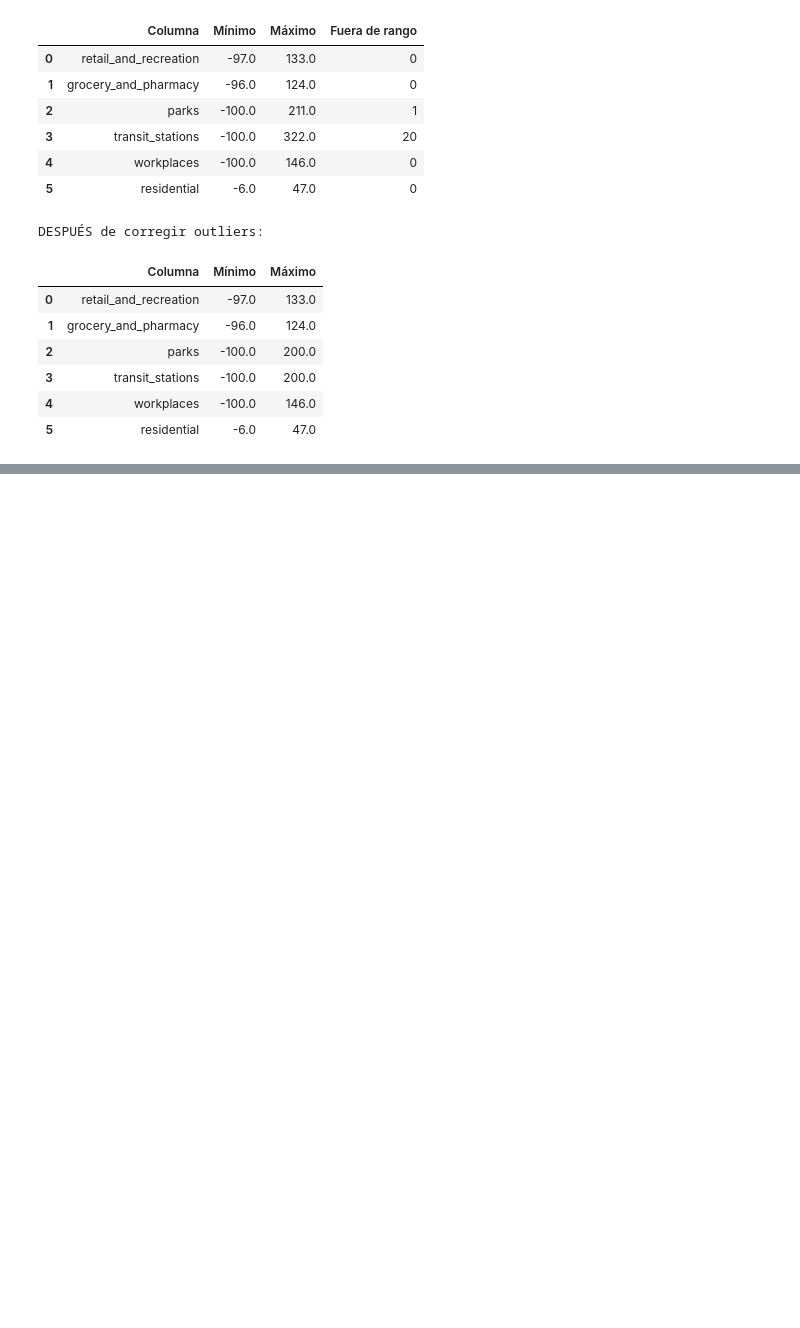
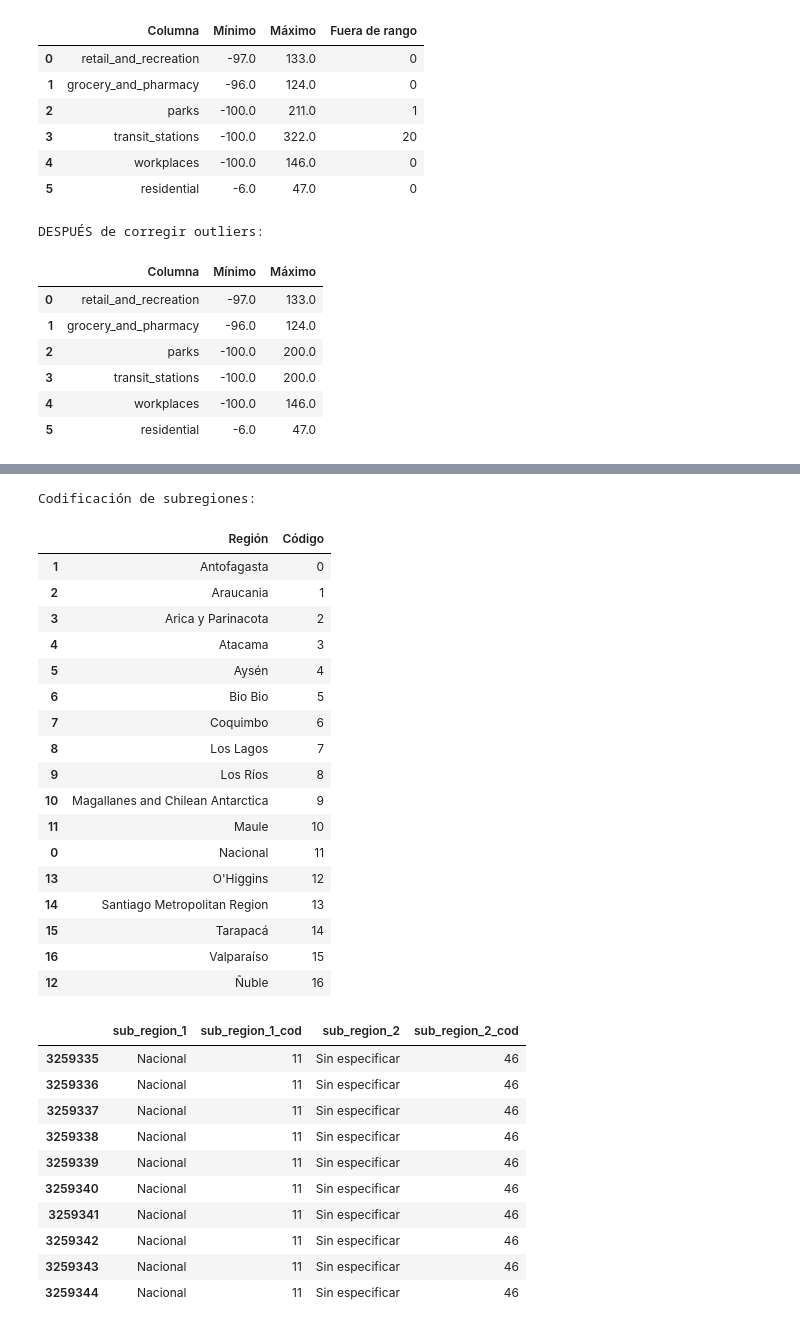
Before and after one commit to moirabittner/Proyecto_Movilidad_MoiraBittner, a Jupyter notebook: Proyecto_Movilidad.ipynb, the cells around one changed output, grey strips where cells are left out. Drawn from its saved outputs; the diff is of its cells as text; code cells hidden in the pictures; blank space fills up the shorter version.

```diff
--- a/Proyecto_Movilidad.ipynb
+++ b/Proyecto_Movilidad.ipynb
@@ -208,0 +262,25 @@ DESPUÉS de corregir outliers:
+# %%
+# --- 3. Escalamiento: Aplicar MinMaxScaler a columnas numéricas ---
+
+from sklearn.preprocessing import MinMaxScaler
+
+scaler = MinMaxScaler()
+
+cols_a_escalar = cols_movilidad + ['movilidad_promedio']
+
+for col in cols_a_escalar:
+    nombre_corto = col.replace("_percent_change_from_baseline", "")
+    df_chile[nombre_corto + '_norm'] = scaler.fit_transform(df_chile[[col]])
+
+cols_norm = [col for col in df_chile.columns if col.endswith('_norm')]
+
+print("Columnas normalizadas creadas (rango 0 a 1):")
+resumen_norm = []
+for col in cols_norm:
+    resumen_norm.append({
+        'Columna': col,
+        'Mínimo': df_chile[col].min(),
+        'Máximo': df_chile[col].max(),
+        'Promedio': round(df_chile[col].mean(), 2)
+    })
+display(pd.DataFrame(resumen_norm))
@@ -208,0 +297,50 @@ DESPUÉS de corregir outliers:
+# %%
+# --- 4. Codificación: Aplicar LabelEncoder a las subregiones ---
+
+from sklearn.preprocessing import LabelEncoder
+
+le_region1 = LabelEncoder()
+le_region2 = LabelEncoder()
+
+df_chile['sub_region_1_cod'] = le_region1.fit_transform(df_chile['sub_region_1'])
+df_chile['sub_region_2_cod'] = le_region2.fit_transform(df_chile['sub_region_2'])
+
+print("Codificación de subregiones:")
+resumen_cod = pd.DataFrame({
+    'Región': df_chile['sub_region_1'].unique(),
+    'Código': le_region1.transform(df_chile['sub_region_1'].unique())
+})
+display(resumen_cod.sort_values('Código'))
+
+df_chile[['sub_region_1', 'sub_region_1_cod', 'sub_region_2', 'sub_region_2_cod']].head(10)
+# %% [output]
+Codificación de subregiones:
+|  | Región | Código |
+| 1 | Antofagasta | 0 |
+| 2 | Araucania | 1 |
+| 3 | Arica y Parinacota | 2 |
+| 4 | Atacama | 3 |
+| 5 | Aysén | 4 |
+| 6 | Bio Bio | 5 |
+| 7 | Coquimbo | 6 |
+| 8 | Los Lagos | 7 |
+| 9 | Los Ríos | 8 |
+| 10 | Magallanes and Chilean Antarctica | 9 |
+| 11 | Maule | 10 |
+| 0 | Nacional | 11 |
+| 13 | O'Higgins | 12 |
+| 14 | Santiago Metropolitan Region | 13 |
+| 15 | Tarapacá | 14 |
+| 16 | Valparaíso | 15 |
+| 12 | Ñuble | 16 |
+|  | sub_region_1 | sub_region_1_cod | sub_region_2 | sub_region_2_cod |
+| 3259335 | Nacional | 11 | Sin especificar | 46 |
+| 3259336 | Nacional | 11 | Sin especificar | 46 |
+| 3259337 | Nacional | 11 | Sin especificar | 46 |
+| 3259338 | Nacional | 11 | Sin especificar | 46 |
+| 3259339 | Nacional | 11 | Sin especificar | 46 |
+| 3259340 | Nacional | 11 | Sin especificar | 46 |
+| 3259341 | Nacional | 11 | Sin especificar | 46 |
+| 3259342 | Nacional | 11 | Sin especificar | 46 |
+| 3259343 | Nacional | 11 | Sin especificar | 46 |
+| 3259344 | Nacional | 11 | Sin especificar | 46 |
```
Also changed, not shown: parts of 6 cells of this notebook.
